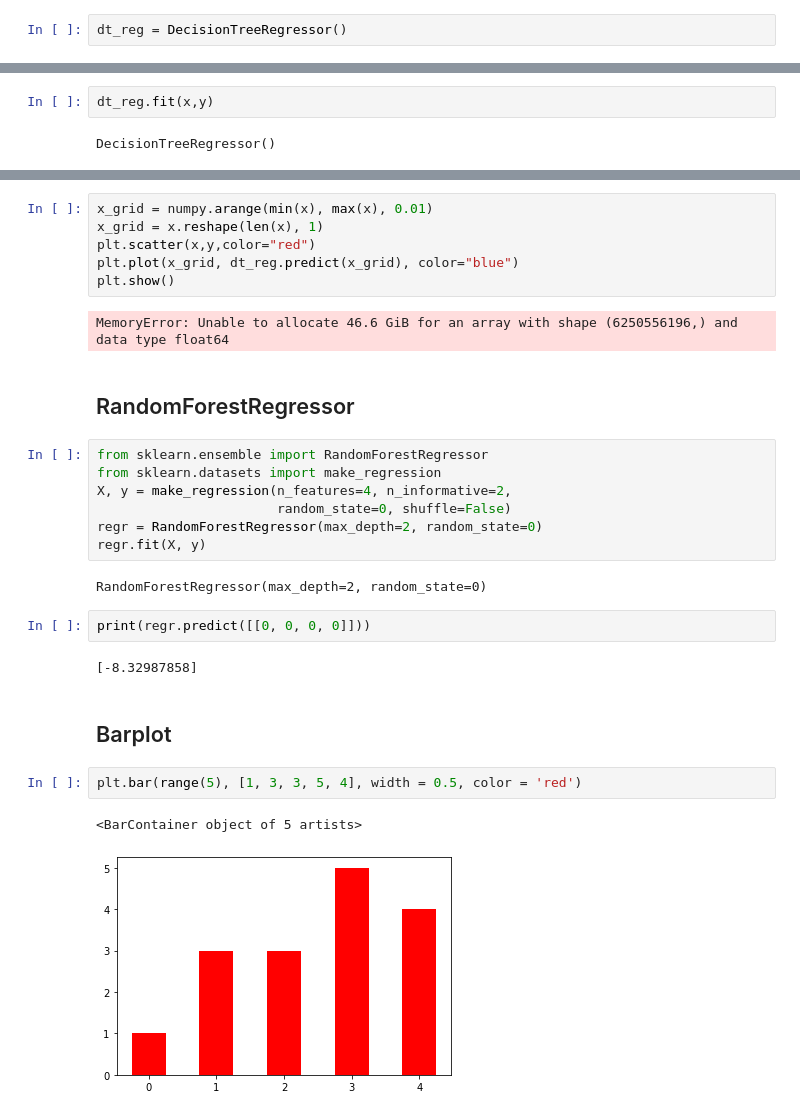
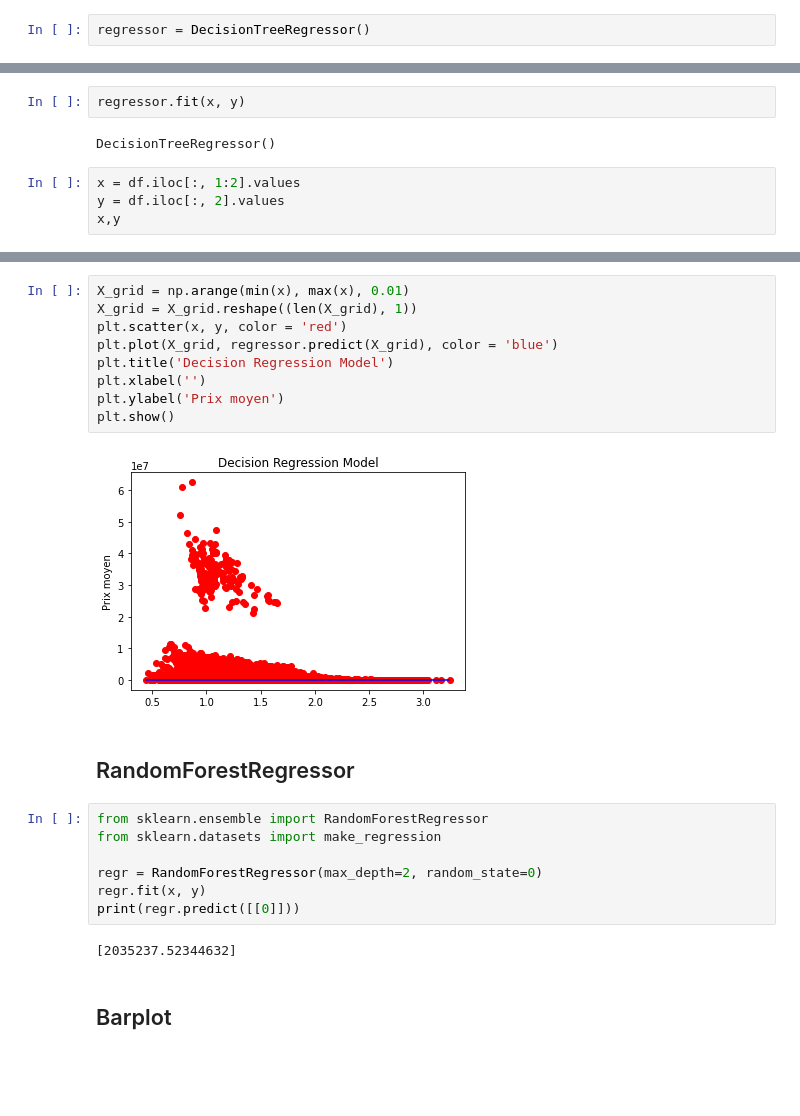
Before and after one commit to Pakopac/ML_Project, a Jupyter notebook: project.ipynb, the cells around one changed output, grey strips where cells are left out. Drawn from its saved outputs; the diff is of its cells as text; blank space fills up the shorter version.

```diff
--- a/project.ipynb
+++ b/project.ipynb
@@ -324,7 +269,7 @@ plt.scatter(df["Total Volume"], df["year"])
 <matplotlib.collections.PathCollection at 0x...>
 [figure]
 # %%
-dt_reg = DecisionTreeRegressor()
+regressor = DecisionTreeRegressor()
 # %%
 x = df["Total Volume"].values.reshape(-1, 1)
 y = df["AveragePrice"].values
@@ -331,4 +286,8 @@ y = df["AveragePrice"].values
 # %%
-dt_reg.fit(x,y)
+regressor.fit(x, y)
 # %% [output]
 DecisionTreeRegressor()
+# %%
+x = df.iloc[:, 1:2].values
+y = df.iloc[:, 2].values
+x,y
@@ -335,30 +304,24 @@ DecisionTreeRegressor()
 # %%
-x_grid = numpy.arange(min(x), max(x), 0.01)
-x_grid = x.reshape(len(x), 1)
-plt.scatter(x,y,color="red")
-plt.plot(x_grid, dt_reg.predict(x_grid), color="blue")
+X_grid = np.arange(min(x), max(x), 0.01)
+X_grid = X_grid.reshape((len(X_grid), 1))
+plt.scatter(x, y, color = 'red')
+plt.plot(X_grid, regressor.predict(X_grid), color = 'blue')
+plt.title('Decision Regression Model')
+plt.xlabel('')
+plt.ylabel('Prix moyen')
 plt.show()
 # %% [output]
-MemoryError: Unable to allocate 46.6 GiB for an array with shape (6250556196,) and data type float64
+[figure, added]
 # %% [markdown]
 ## RandomForestRegressor
 # %%
 from sklearn.ensemble import RandomForestRegressor
 from sklearn.datasets import make_regression
-X, y = make_regression(n_features=4, n_informative=2,
-                       random_state=0, shuffle=False)
+
 regr = RandomForestRegressor(max_depth=2, random_state=0)
-regr.fit(X, y)
+regr.fit(x, y)
+print(regr.predict([[0]]))
 # %% [output]
-RandomForestRegressor(max_depth=2, random_state=0)
+[2035237.52344632]
-# %%
-print(regr.predict([[0, 0, 0, 0]]))
-# %% [output]
-[-8.32987858]
 # %% [markdown]
 ## Barplot
-# %%
-plt.bar(range(5), [1, 3, 3, 5, 4], width = 0.5, color = 'red')
-# %% [output]
-<BarContainer object of 5 artists>
-[figure, removed]
```
Also changed, not shown: parts of 17 cells of this notebook.
